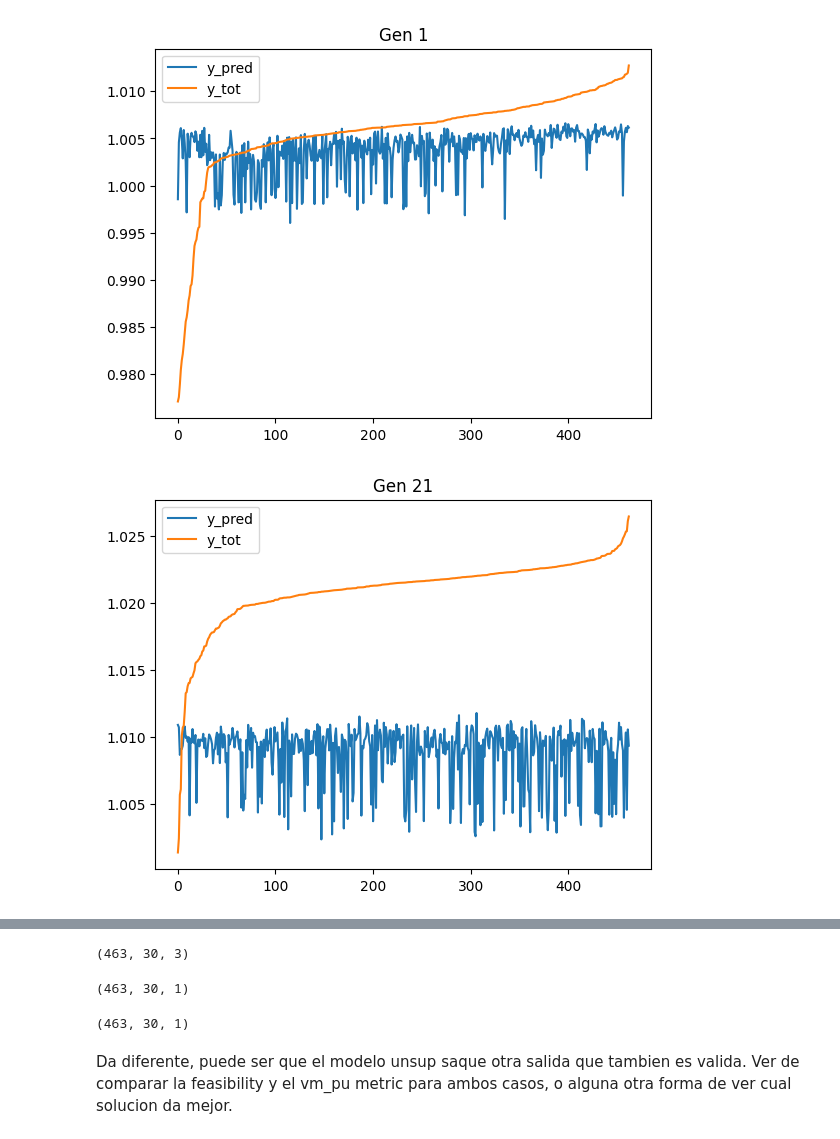
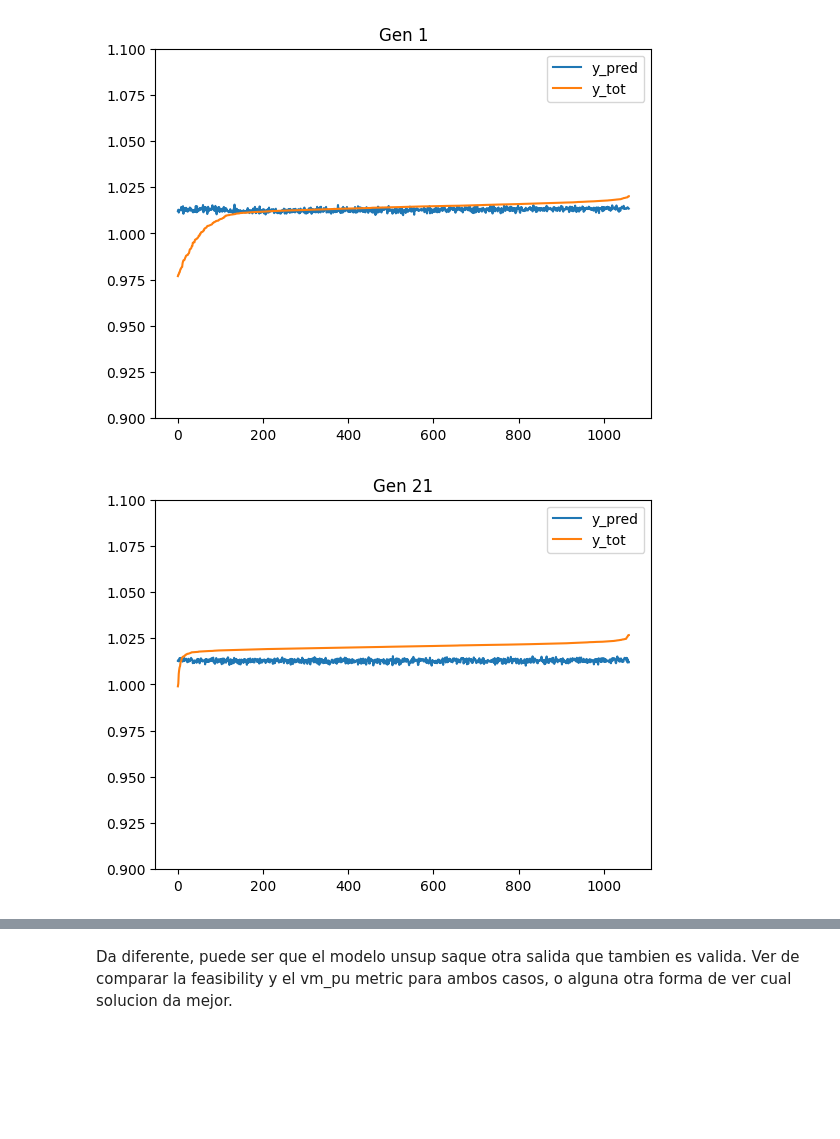
Before and after one commit to NachoBoe/GNN4OPF, a Jupyter notebook: resultados/analisis_resultados.ipynb, the cells around one changed output, grey strips where cells are left out. Saved outputs shown, nothing was run; the diff lists cells and outputs as text; code cells hidden in the pictures; blank space fills up the shorter version.

```diff
--- a/resultados/analisis_resultados.ipynb
+++ b/resultados/analisis_resultados.ipynb
@@ -95,20 +119,20 @@ Platform Info:
 # %%
-X_tensor_test = (torch.Tensor(np.load(f'/home/iboero/Tesis/unsupervised_ieee/GNN4OPF/data/red{red}/test/input.npy') ) / 100).to(device)
-y_tensor_test = torch.Tensor(np.load(f'/home/iboero/Tesis/unsupervised_ieee/GNN4OPF/data/red{red}/test/vm_pu_opt.npy')).to(device)
+X_tensor_test = (torch.Tensor(np.load(f'/home/iboero/Tesis/unsupervised_ieee/GNN4OPF/data/red{red}/val/input.npy') ) / 100).to(device)
+y_tensor_test = torch.Tensor(np.load(f'/home/iboero/Tesis/unsupervised_ieee/GNN4OPF/data/red{red}/val/vm_pu_opt.npy')).to(device)
 data_test = TensorDataset(X_tensor_test, y_tensor_test)
 test_loader = DataLoader(data_test, batch_size=cfg.training.batch_size)
 
-y_pred = []
+u_pred = []
 x_tot = []
 y_tot = []
 for input,y in test_loader:
-    y_pred.append(model(input).detach().cpu().numpy())
+    u_pred.append(model(input).detach().cpu().numpy())
     x_tot.append(input.detach().cpu().numpy())
     y_tot.append(y.detach().cpu().numpy())
 
 # Concatenate in dim 0
-y_pred = np.concatenate(y_pred, axis=0)
-y_pred = y_pred[:,:,2][:,:,None]
+u_pred = np.concatenate(u_pred, axis=0)
+y_pred = u_pred[:,:,2][:,:,None]
 x_tot = np.concatenate(x_tot, axis=0)
 y_tot = np.concatenate(y_tot, axis=0)
 y_tot = y_tot[:,:,None]
@@ -135,21 +139,22 @@ array([[0.       ],
 # %%
 import matplotlib.pyplot as plt
 
 idx_gens = net.gen.bus.values.astype(int)
 idx_load = net.load.bus.values.astype(int)
 # Plot an histagram per gen of y_pred and y_tot
 for i in idx_gens:
     plt.figure()
     # order y_tot[:,i] from smallest to largest and y_pred[:,i] witj same order
     idx = np.argsort(y_tot[:,i].squeeze())
     y_tot_i = y_tot[idx,i].squeeze()
     y_pred_i = y_pred[idx,i].squeeze()
 
     plt.plot(y_pred_i, label='y_pred')
     plt.plot(y_tot_i, label='y_tot')
     plt.title(f"Gen {i}")
     plt.legend()
+    plt.ylim(0.9,1.1)
     plt.show()
 # %% [output]
-[figure, old version]
+[figure, new version]
-[figure, old version]
+[figure, new version]
@@ -159,14 +164,2 @@ for i in idx_gens:
-# %%
-x_tot.shape
-# %% [output]
-(463, 30, 3)
-# %%
-y_tot.shape
-# %% [output]
-(463, 30, 1)
-# %%
-y_pred.shape
-# %% [output]
-(463, 30, 1)
 # %% [markdown]
 Da diferente, puede ser que el modelo unsup saque otra salida que tambien es valida. Ver de comparar la feasibility y el vm_pu metric para ambos casos, o alguna otra forma de ver cual solucion da mejor.
```
Also changed, not shown: parts of 20 cells of this notebook, 15 other files.
